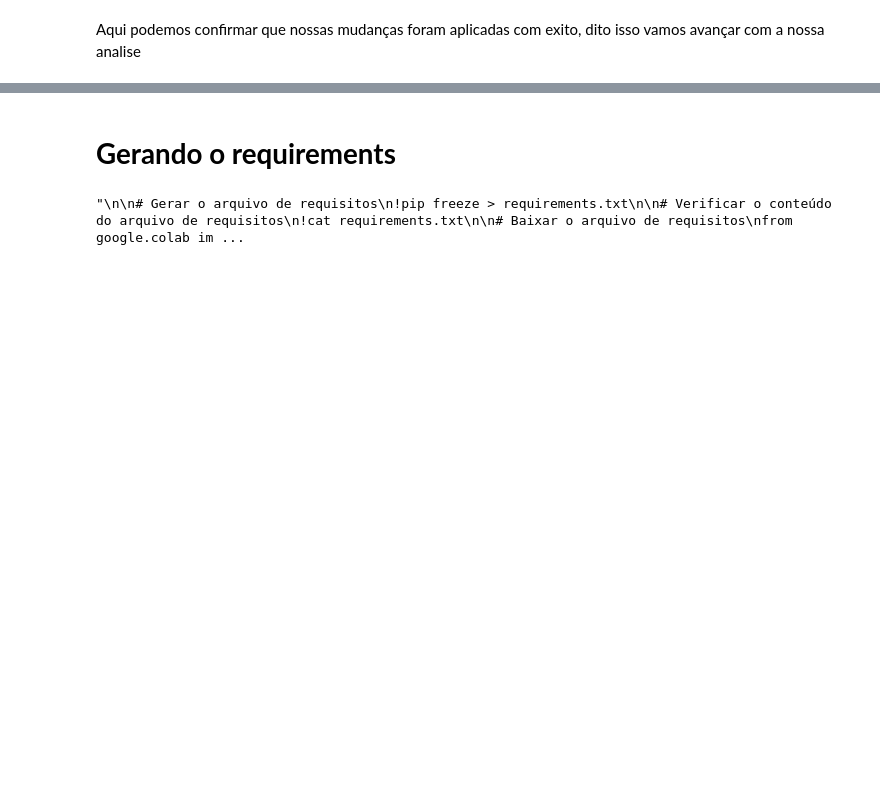
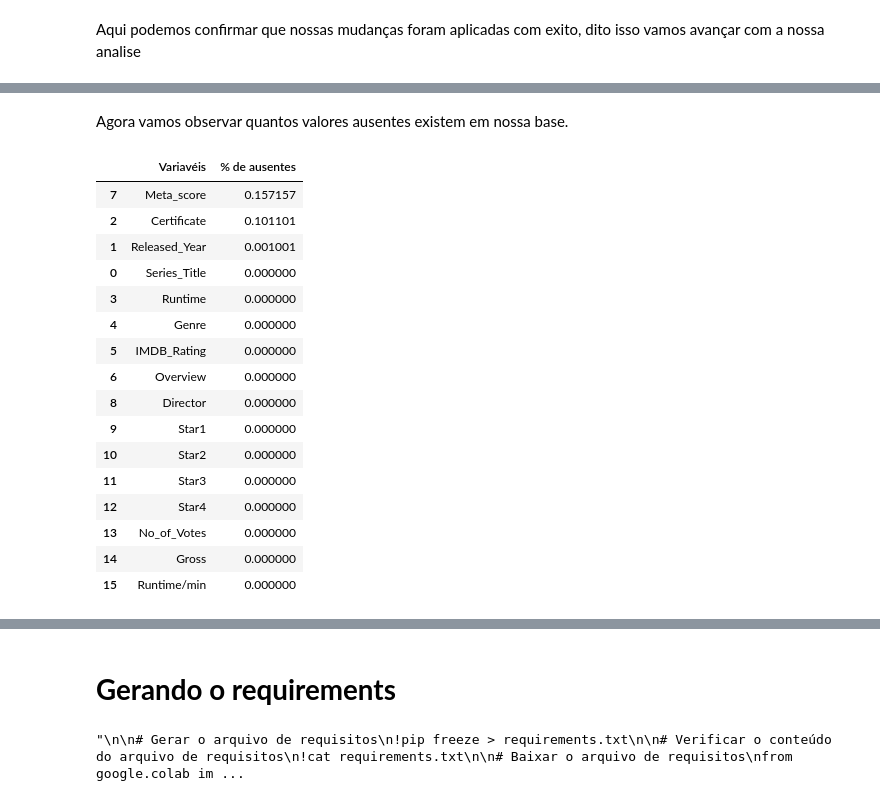
Before and after one commit to JosenildoJunior/Lh_desafio, a Jupyter notebook: Desafio_indicium.ipynb, the cells around one changed output, grey strips where cells are left out. Saved outputs shown, nothing was run; the diff lists cells and outputs as text; code cells hidden in the pictures; blank space fills up the shorter version.

```diff
--- a/Desafio_indicium.ipynb
+++ b/Desafio_indicium.ipynb
@@ -240,0 +290,32 @@ Aqui podemos confirmar que nossas mudanças foram aplicadas com exito, dito isso
+# %% [markdown]
+Agora vamos observar quantos valores ausentes existem em nossa base.
+# %%
+# Observando os valores ausentes
+def percent_ausentes(df):
+    p_faltantes = df.isnull().mean()
+    valores_faltantes = pd.DataFrame({'Variavéis': df.columns,
+                                           '% de ausentes': p_faltantes}
+                                      ).reset_index(drop = True)
+
+    return valores_faltantes.sort_values(by = ['% de ausentes'], ascending = False)
+
+# Exibindo a quantidade de valores ausentes
+percent_ausentes(df)
+# %% [output]
+|  | Variavéis | % de ausentes |
+| 7 | Meta_score | 0.157157 |
+| 2 | Certificate | 0.101101 |
+| 1 | Released_Year | 0.001001 |
+| 0 | Series_Title | 0.000000 |
+| 3 | Runtime | 0.000000 |
+| 4 | Genre | 0.000000 |
+| 5 | IMDB_Rating | 0.000000 |
+| 6 | Overview | 0.000000 |
+| 8 | Director | 0.000000 |
+| 9 | Star1 | 0.000000 |
+| 10 | Star2 | 0.000000 |
+| 11 | Star3 | 0.000000 |
+| 12 | Star4 | 0.000000 |
+| 13 | No_of_Votes | 0.000000 |
+| 14 | Gross | 0.000000 |
+| 15 | Runtime/min | 0.000000 |
```
Also changed, not shown: parts of 18 cells of this notebook.
